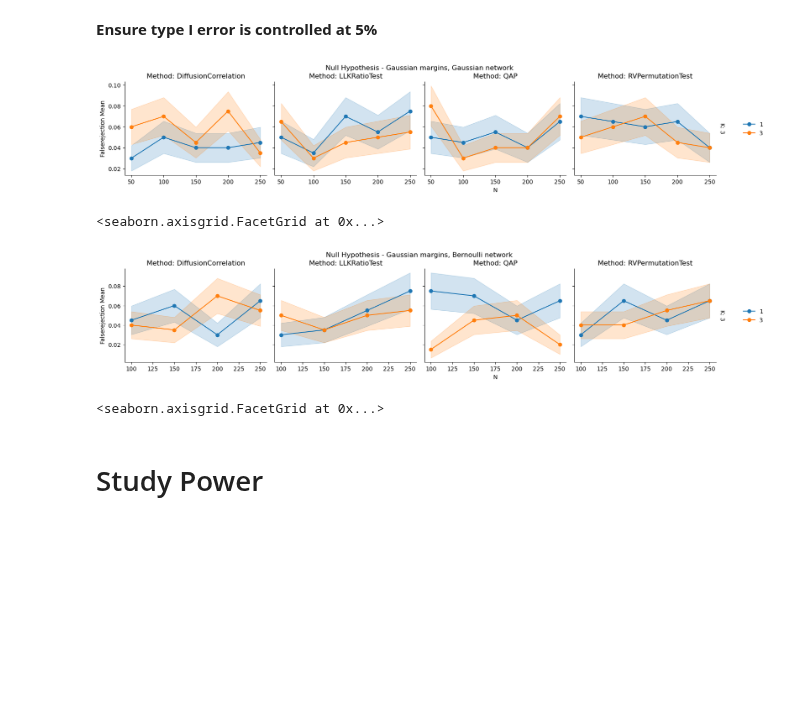
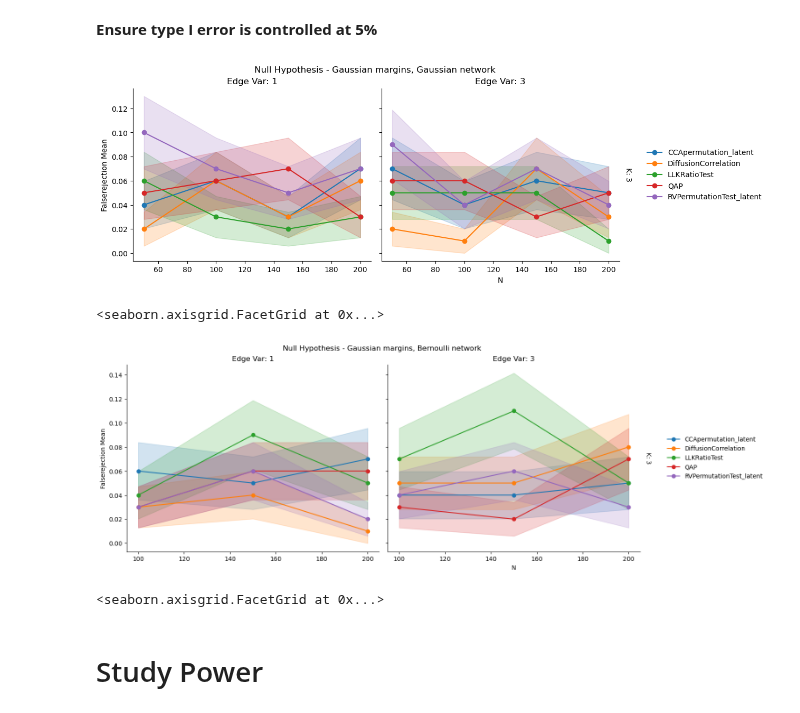
Before and after one commit to lorenzo-costa/testing-network-independence, a Jupyter notebook: results/visualise_results.ipynb, the cells around one changed output. Cells and saved outputs as stored; diff of their text form; code cells hidden in the pictures; blank space fills up the shorter version.

```diff
--- a/results/visualise_results.ipynb
+++ b/results/visualise_results.ipynb
@@ -16,7 +16,7 @@ from src.plot_functions import plot_grid, plot_with_bands
 import ast
 import numpy as np
 # %%
-results = pd.read_csv("simulation_results_20260208_1610.csv")
+results = pd.read_csv("simulation_results_20260209_1800.csv")
 # %%
 # nsim = 200
 # n = [50, 100, 150, 200]
@@ -306,38 +306,45 @@ agg_null_bernoulli_laplace_margins_logistic_mle = aggregate_results(
     x_axis="n",
     factors=["edge_var", "k", "method"],
 )
+# %%
+reject = ['CCApermutation_observed', 'RVPermutationTest_observed']
 # %%
+temp = agg_null_gaussian_gaus_margins_gaus_mle.copy()
+temp = temp[~temp['method'].isin(reject)]
 plot_grid(
-    grouped_stats=agg_null_gaussian_gaus_margins_gaus_mle,
+    grouped_stats=temp,
     plotting_function=plot_with_bands,
     x_axis="n",
     y_axis="FalseRejection_mean",
-    factors=["edge_var", "method", "k"],
-    height=3,
+    factors=["method", "edge_var", "k"],
+    height=4,
     se_bands="FalseRejection_sem",
     share_x=True,
     share_y=True,
     title="Null Hypothesis - Gaussian margins, Gaussian network ",
 )
 # %% [output]
-[figure, old version]
+[figure, new version]
 <seaborn.axisgrid.FacetGrid at 0x...>
 # %%
+temp = agg_null_bernoulli_gaus_margins_logistic_mle.copy()
+temp = temp[temp['n']>=100]
+temp = temp[~temp['method'].isin(reject)]
+
 plot_grid(
-    #grouped_stats=agg_null_bernoulli_gaus_margins_logistic_mle[],
-    grouped_stats=agg_null_bernoulli_gaus_margins_logistic_mle[agg_null_bernoulli_gaus_margins_logistic_mle['n']>=100],
+    grouped_stats=temp,
     plotting_function=plot_with_bands,
     x_axis="n",
     y_axis="FalseRejection_mean",
-    factors=["edge_var", "method", "k"],
-    height=3,
+    factors=["method", "edge_var", "k"],
+    height=5,
     se_bands="FalseRejection_sem",
     share_x=True,
     share_y=True,
     title="Null Hypothesis - Gaussian margins, Bernoulli network ",
 )
 # %% [output]
-[figure, old version]
+[figure, new version]
 <seaborn.axisgrid.FacetGrid at 0x...>
 # %%
 # plot_grid(
```
Also changed, not shown: parts of 6 cells of this notebook, 8 other files.
